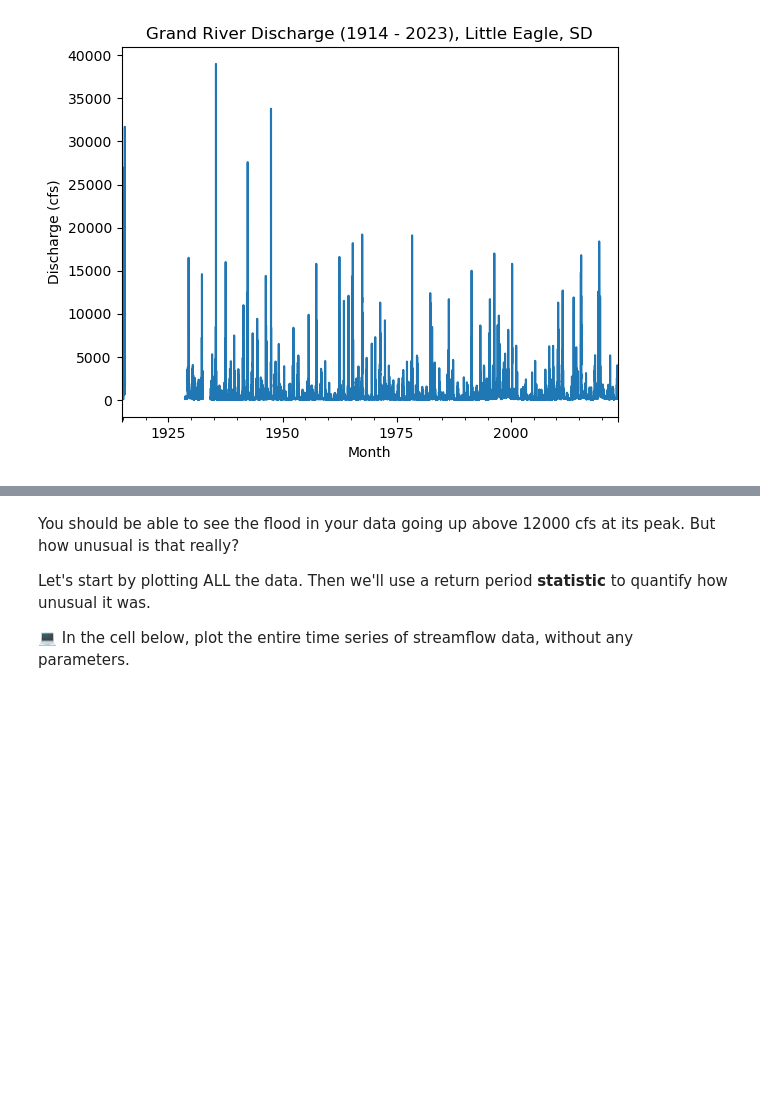
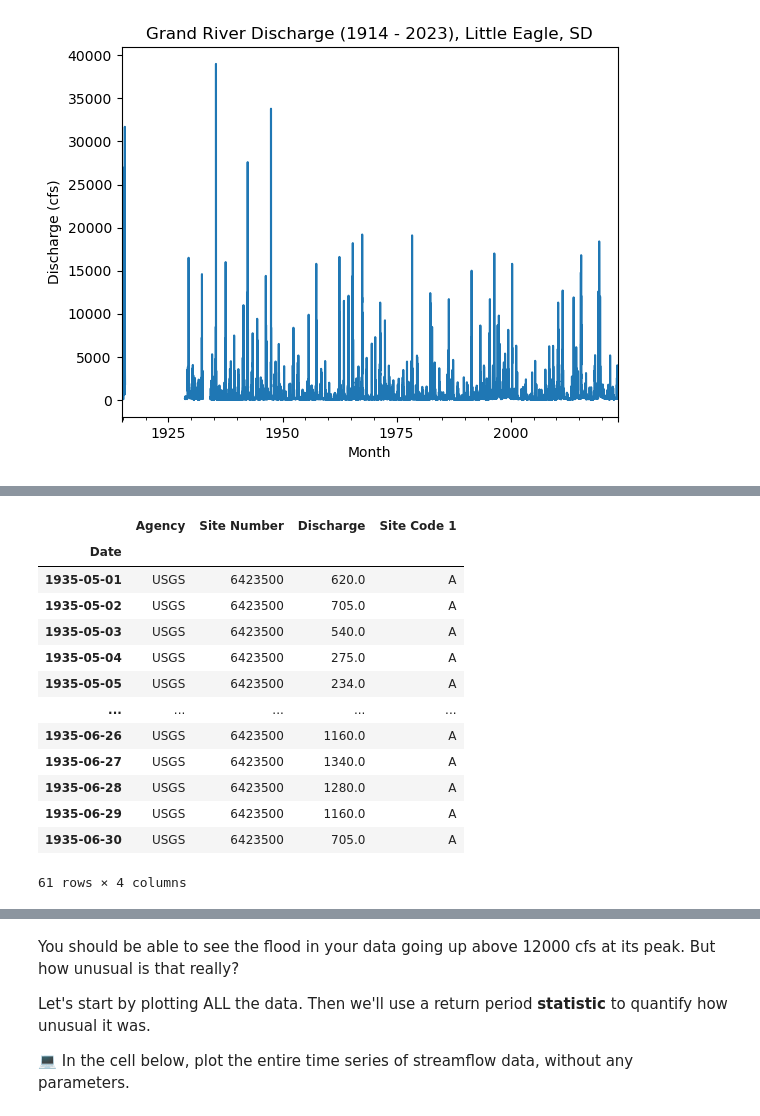
Before and after one commit to EBiggane/time-series-data-EBiggane, a Jupyter notebook: stars-02-time-series.ipynb, the cells around one changed output, grey strips where cells are left out. Cells and saved outputs as stored; diff of their text form; code cells hidden in the pictures; blank space fills up the shorter version.

```diff
--- a/stars-02-time-series.ipynb
+++ b/stars-02-time-series.ipynb
@@ -703,0 +733,19 @@ plt.show()
+# %%
+grand_river_flow_subset_update = grand_river_flow_subset['1935-05-01':'1935-06-30']
+
+grand_river_flow_subset_update
+# %% [output]
+|  | Agency | Site Number | Discharge | Site Code 1 |
+| Date |  |  |  |  |
+| 1935-05-01 | USGS | 6423500 | 620.0 | A |
+| 1935-05-02 | USGS | 6423500 | 705.0 | A |
+| 1935-05-03 | USGS | 6423500 | 540.0 | A |
+| 1935-05-04 | USGS | 6423500 | 275.0 | A |
+| 1935-05-05 | USGS | 6423500 | 234.0 | A |
+| ... | ... | ... | ... | ... |
+| 1935-06-26 | USGS | 6423500 | 1160.0 | A |
+| 1935-06-27 | USGS | 6423500 | 1340.0 | A |
+| 1935-06-28 | USGS | 6423500 | 1280.0 | A |
+| 1935-06-29 | USGS | 6423500 | 1160.0 | A |
+| 1935-06-30 | USGS | 6423500 | 705.0 | A |
+61 rows × 4 columns
```
Also changed, not shown: parts of 3 cells of this notebook.
